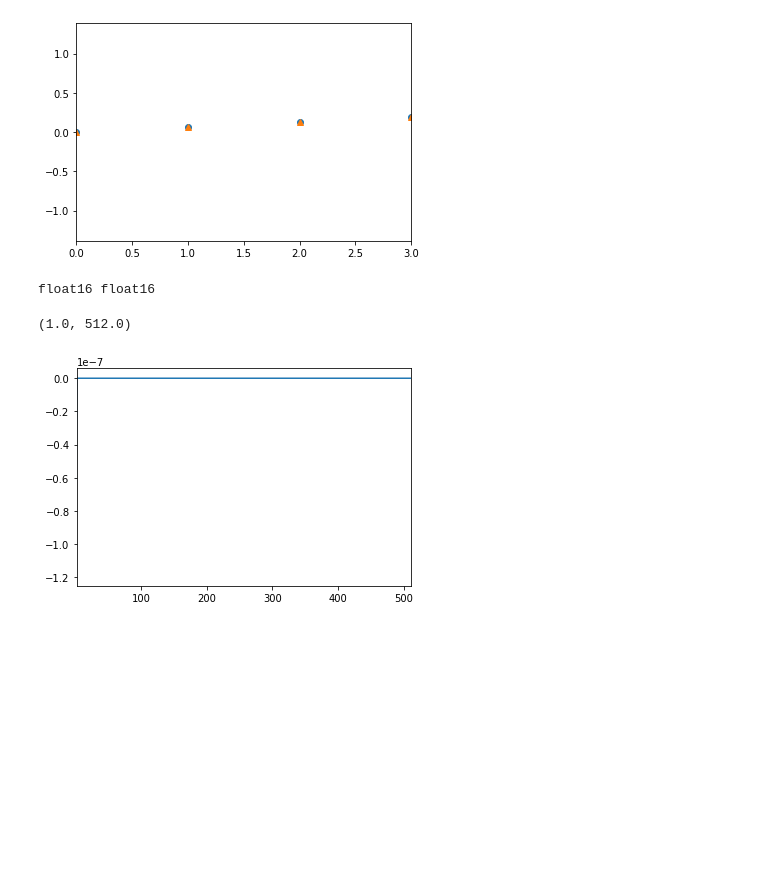
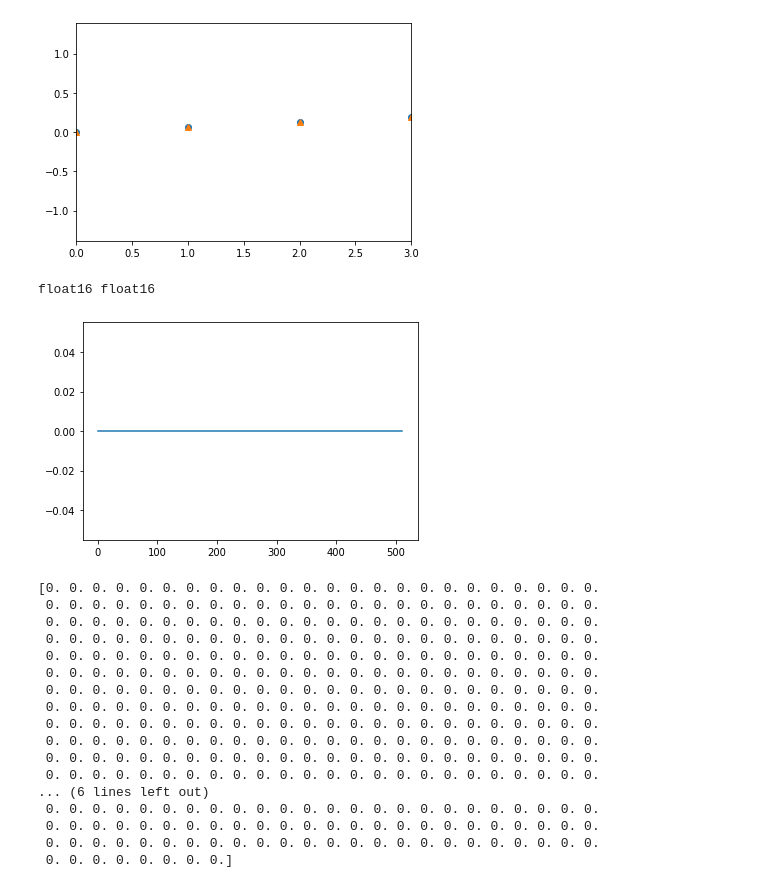
Before and after one commit to ik9702/cfft_practice, a Jupyter notebook: test2.ipynb, the cells around one changed output. Saved outputs shown, nothing was run; the diff lists cells and outputs as text; code cells hidden in the pictures; blank space fills up the shorter version.

```diff
--- a/test2.ipynb
+++ b/test2.ipynb
@@ -57,8 +57,26 @@ plt.xlim(0,3)
 # %%
 print(rec.dtype, sample.dtype)
 error =rec[:512] - sample
-plt.plot(error[1:])
+plt.plot(error)
+plt.show()
+print(error)
 # %% [output]
 float16 float16
+[figure, new version]
-(1.0, 512.0)
+[0. 0. 0. 0. 0. 0. 0. 0. 0. 0. 0. 0. 0. 0. 0. 0. 0. 0. 0. 0. 0. 0. 0. 0.
+ 0. 0. 0. 0. 0. 0. 0. 0. 0. 0. 0. 0. 0. 0. 0. 0. 0. 0. 0. 0. 0. 0. 0. 0.
+ 0. 0. 0. 0. 0. 0. 0. 0. 0. 0. 0. 0. 0. 0. 0. 0. 0. 0. 0. 0. 0. 0. 0. 0.
+ 0. 0. 0. 0. 0. 0. 0. 0. 0. 0. 0. 0. 0. 0. 0. 0. 0. 0. 0. 0. 0. 0. 0. 0.
+ 0. 0. 0. 0. 0. 0. 0. 0. 0. 0. 0. 0. 0. 0. 0. 0. 0. 0. 0. 0. 0. 0. 0. 0.
+ 0. 0. 0. 0. 0. 0. 0. 0. 0. 0. 0. 0. 0. 0. 0. 0. 0. 0. 0. 0. 0. 0. 0. 0.
+ 0. 0. 0. 0. 0. 0. 0. 0. 0. 0. 0. 0. 0. 0. 0. 0. 0. 0. 0. 0. 0. 0. 0. 0.
+ 0. 0. 0. 0. 0. 0. 0. 0. 0. 0. 0. 0. 0. 0. 0. 0. 0. 0. 0. 0. 0. 0. 0. 0.
+ 0. 0. 0. 0. 0. 0. 0. 0. 0. 0. 0. 0. 0. 0. 0. 0. 0. 0. 0. 0. 0. 0. 0. 0.
+ 0. 0. 0. 0. 0. 0. 0. 0. 0. 0. 0. 0. 0. 0. 0. 0. 0. 0. 0. 0. 0. 0. 0. 0.
+ 0. 0. 0. 0. 0. 0. 0. 0. 0. 0. 0. 0. 0. 0. 0. 0. 0. 0. 0. 0. 0. 0. 0. 0.
+ 0. 0. 0. 0. 0. 0. 0. 0. 0. 0. 0. 0. 0. 0. 0. 0. 0. 0. 0. 0. 0. 0. 0. 0.
+... (6 lines left out)
+ 0. 0. 0. 0. 0. 0. 0. 0. 0. 0. 0. 0. 0. 0. 0. 0. 0. 0. 0. 0. 0. 0. 0. 0.
+ 0. 0. 0. 0. 0. 0. 0. 0. 0. 0. 0. 0. 0. 0. 0. 0. 0. 0. 0. 0. 0. 0. 0. 0.
+ 0. 0. 0. 0. 0. 0. 0. 0. 0. 0. 0. 0. 0. 0. 0. 0. 0. 0. 0. 0. 0. 0. 0. 0.
+ 0. 0. 0. 0. 0. 0. 0. 0.]
-[figure, old version]
```
Also changed, not shown: 1 other file.
